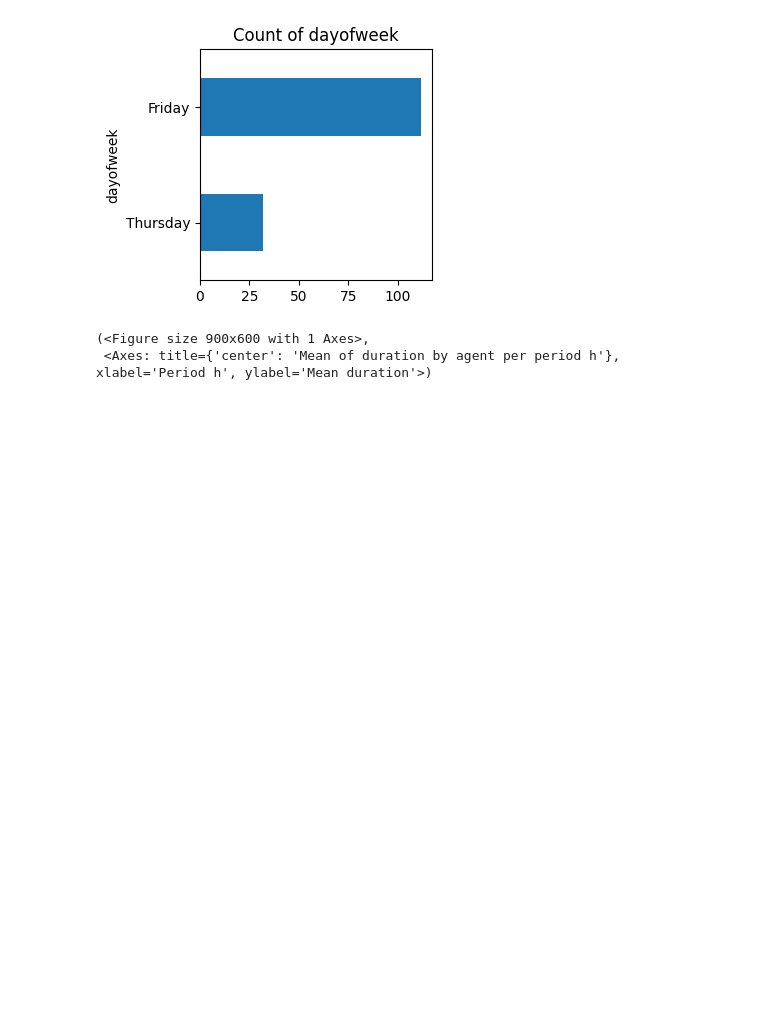
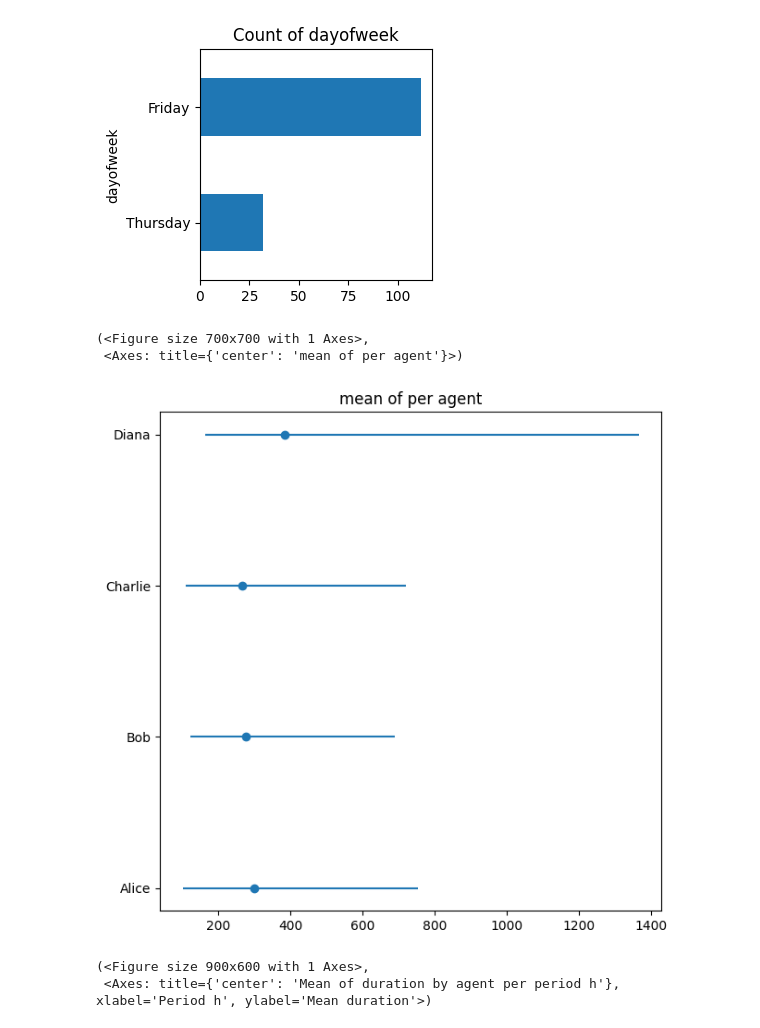
Before and after one commit to RRisto/plotter, a Jupyter notebook: plotter_usage.ipynb, the cells around one changed output. Cells and saved outputs as stored; diff of their text form; code cells hidden in the pictures; blank space fills up the shorter version.

Commit message:
mean hdi

```diff
--- a/plotter_usage.ipynb
+++ b/plotter_usage.ipynb
@@ -112,6 +112,12 @@ plotter.countplot('dayofweek',figsize=(3,3))
 (<Figure size 300x300 with 1 Axes>,
  <Axes: title={'center': 'Count of dayofweek'}, ylabel='dayofweek'>)
 [figure]
+# %%
+plotter.category_mean_with_hdi('duration')
+# %% [output]
+(<Figure size 700x700 with 1 Axes>,
+ <Axes: title={'center': 'mean of per agent'}>)
+[figure, added]
 # %%
 plotter.temporal.mean_by_period_and_category('duration', period='h', show_hdi=True, figsize=(9,6))
 # %% [output]
```
Also changed, not shown: 1 other file.
